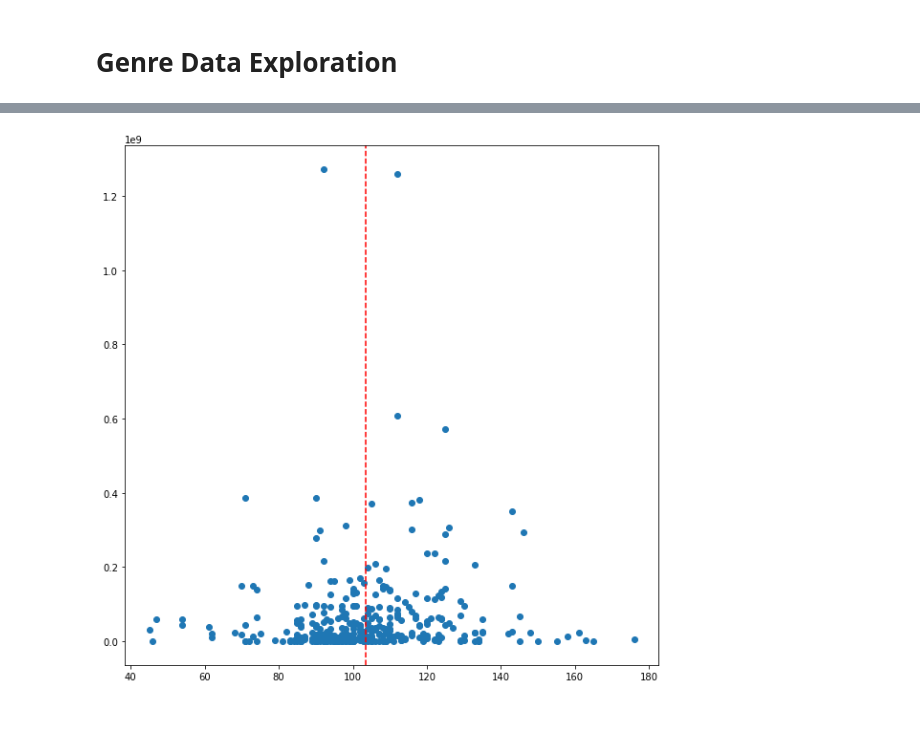
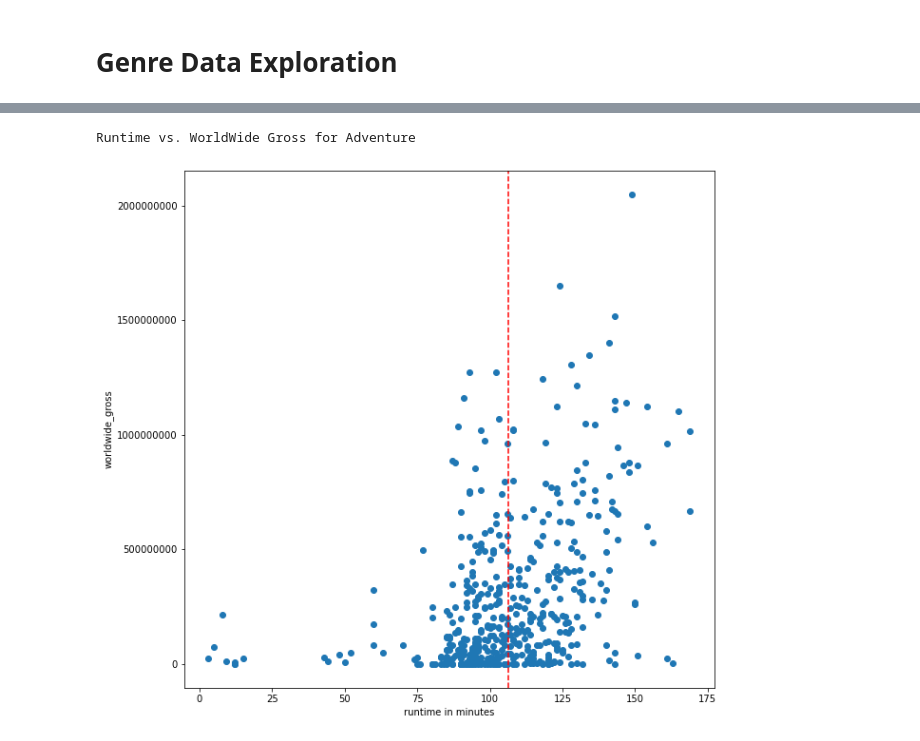
Before and after one commit to StefanoCaruso456/Movie-Studio-Project, a Jupyter notebook: notebook_development/jbook_Samuel.ipynb, the cells around one changed output, grey strips where cells are left out. Drawn from its saved outputs; the diff is of its cells as text; code cells hidden in the pictures.

```diff
--- a/notebook_development/jbook_Samuel.ipynb
+++ b/notebook_development/jbook_Samuel.ipynb
@@ -167,9 +248,12 @@ dtype: int64
 # %%
-def genegraph(gene):
+def generun(gene):
     jon = huey.loc[huey['genres'].str.contains(gene)]
     fig, ax = plt.subplots(figsize=(10,10))
     x = jon['runtime_minutes']
     y = jon['worldwide_gross']
+    plt.ticklabel_format(style='plain')
     ax.scatter(x,y)
     ax.axvline(x.mean(), label='Median', linestyle='--', color= 'Red')
-genegraph('Action')
+    ax.set_xlabel('runtime in minutes')
+    ax.set_ylabel('worldwide_gross')
+    ax.set_title(print(f'Runtime vs. WorldWide Gross for {gene}'));
@@ -237,4 +262,5 @@ genegraph('Comedy')
-# %%
-genegraph('Romance')
-# %% [output]
-[figure, removed]
+# %%
+generun('Adventure')
+# %% [output]
+Runtime vs. WorldWide Gross for Adventure
+[figure, added]
```
Also changed, not shown: parts of 49 cells of this notebook, 1 other file.
